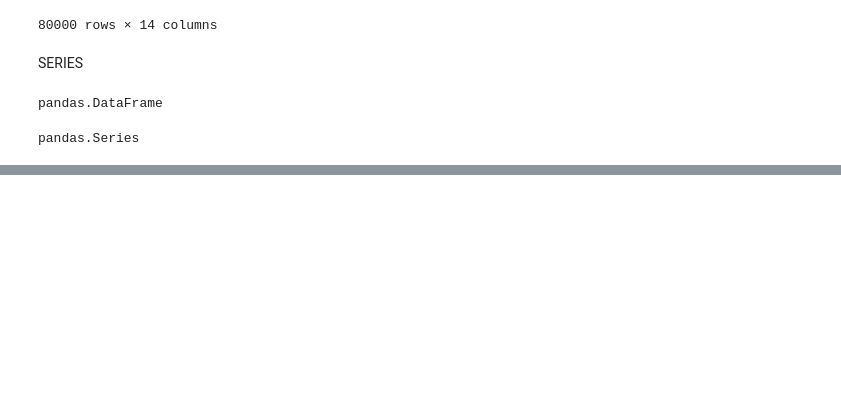
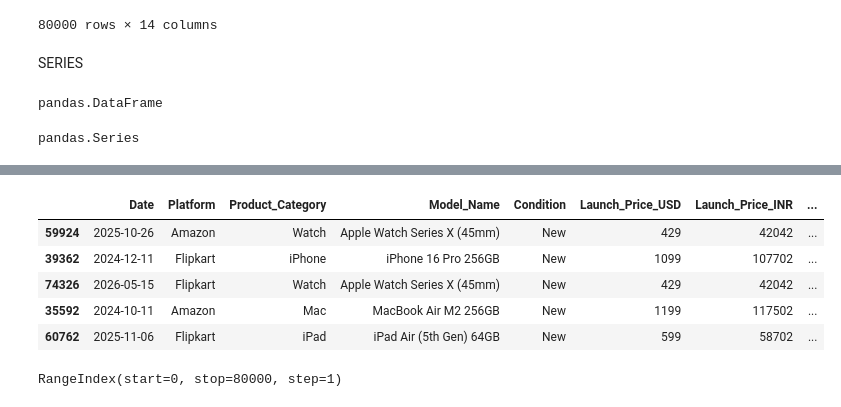
Before and after one commit to thiagosouzalink/jornada-dados-trilha-pandas, a Jupyter notebook: notebooks/apple_eda.ipynb, the cells around one changed output, grey strips where cells are left out. Drawn from its saved outputs; the diff is of its cells as text; code cells hidden in the pictures; blank space fills up the shorter version.

```diff
--- a/notebooks/apple_eda.ipynb
+++ b/notebooks/apple_eda.ipynb
@@ -34,0 +116,14 @@ pandas.Series
+# %%
+# df_apple.sample()
+df_apple.sample(5)
+# %% [output]
+|  | Date | Platform | Product_Category | Model_Name | Condition | Launch_Price_USD | Launch_Price_INR | ... |
+| 59924 | 2025-10-26 | Amazon | Watch | Apple Watch Series X (45mm) | New | 429 | 42042 | ... |
+| 39362 | 2024-12-11 | Flipkart | iPhone | iPhone 16 Pro 256GB | New | 1099 | 107702 | ... |
+| 74326 | 2026-05-15 | Flipkart | Watch | Apple Watch Series X (45mm) | New | 429 | 42042 | ... |
+| 35592 | 2024-10-11 | Amazon | Mac | MacBook Air M2 256GB | New | 1199 | 117502 | ... |
+| 60762 | 2025-11-06 | Flipkart | iPad | iPad Air (5th Gen) 64GB | New | 599 | 58702 | ... |
+# %%
+df_apple.index
+# %% [output]
+RangeIndex(start=0, stop=80000, step=1)
```
Also changed, not shown: parts of 14 cells of this notebook.
